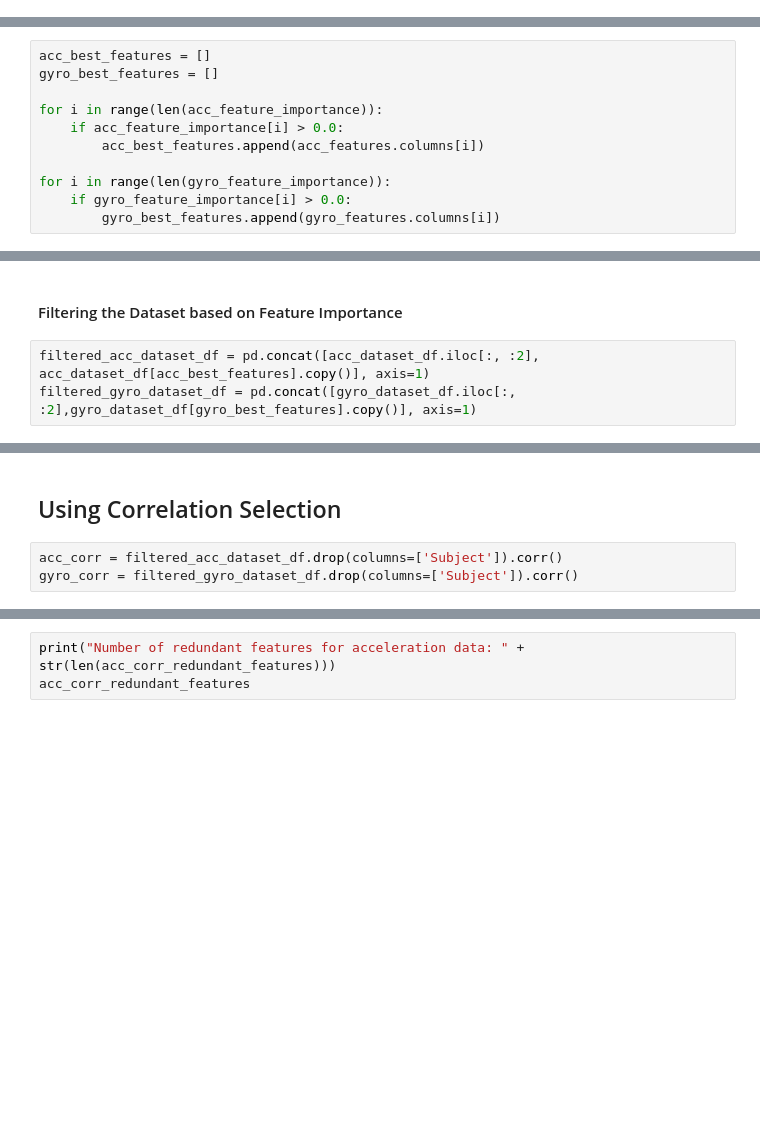
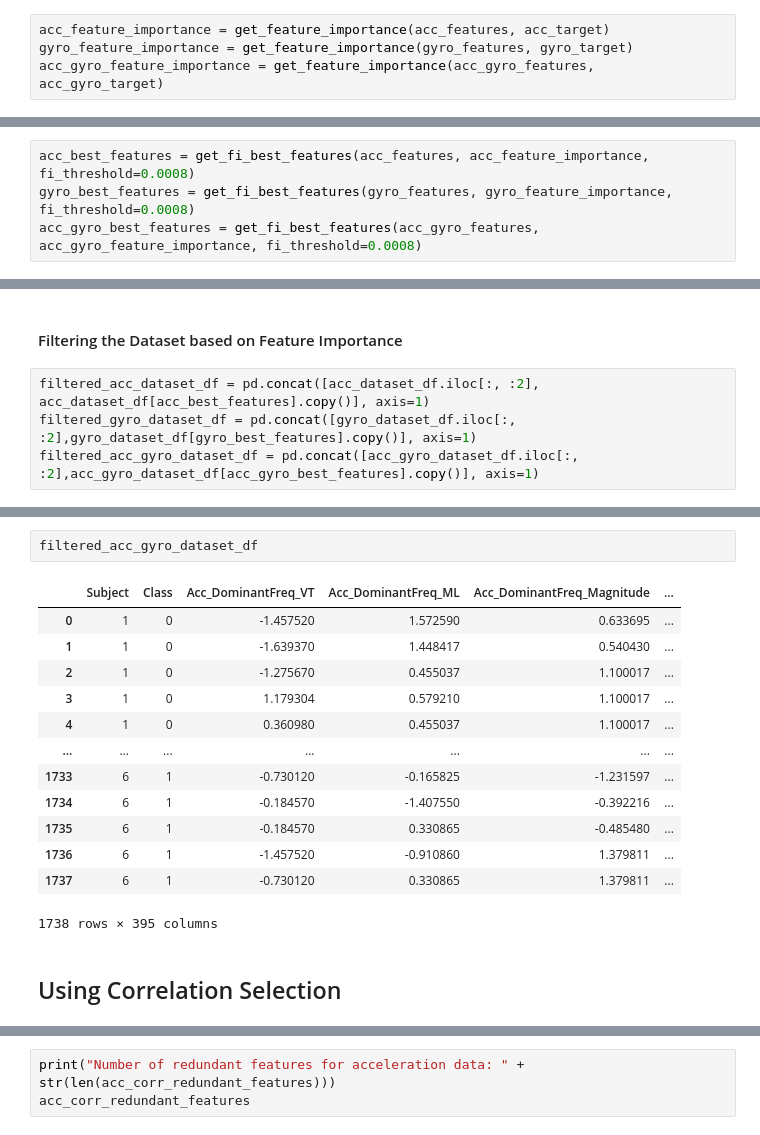
Before and after one commit to Lukas-Jurcaga/tremor-detection-research, a Jupyter notebook: python_scripts/windows/separate/2_feature_selection.ipynb, the cells around one changed output, grey strips where cells are left out. Saved outputs shown, nothing was run; the diff lists cells and outputs as text; blank space fills up the shorter version.

```diff
--- a/python_scripts/windows/separate/2_feature_selection.ipynb
+++ b/python_scripts/windows/separate/2_feature_selection.ipynb
@@ -70,5 +48,9 @@ gyro_feature_importance = gyro_random_forest_model.feature_importances_
 # %% [markdown]
 #### Feature Importance Metric for each Feature
+# %%
+acc_feature_importance = get_feature_importance(acc_features, acc_target)
+gyro_feature_importance = get_feature_importance(gyro_features, gyro_target)
+acc_gyro_feature_importance = get_feature_importance(acc_gyro_features, acc_gyro_target)
 # %%
 acc_feature_importance
 # %% [output]
@@ -112,11 +114,4 @@ array([0.00248847, 0.00174358, 0.0020629 , 0.0020897 , 0.00661387,
 # %%
-acc_best_features = []
-gyro_best_features = []
-
-for i in range(len(acc_feature_importance)):
-    if acc_feature_importance[i] > 0.0:
-        acc_best_features.append(acc_features.columns[i])
-
-for i in range(len(gyro_feature_importance)):
-    if gyro_feature_importance[i] > 0.0:
-        gyro_best_features.append(gyro_features.columns[i])
+acc_best_features = get_fi_best_features(acc_features, acc_feature_importance, fi_threshold=0.0008)
+gyro_best_features = get_fi_best_features(gyro_features, gyro_feature_importance, fi_threshold=0.0008)
+acc_gyro_best_features = get_fi_best_features(acc_gyro_features, acc_gyro_feature_importance, fi_threshold=0.0008)
@@ -125,6 +132,7 @@ for i in range(len(gyro_feature_importance)):
 # %%
 filtered_acc_dataset_df = pd.concat([acc_dataset_df.iloc[:, :2], acc_dataset_df[acc_best_features].copy()], axis=1)
 filtered_gyro_dataset_df = pd.concat([gyro_dataset_df.iloc[:, :2],gyro_dataset_df[gyro_best_features].copy()], axis=1)
+filtered_acc_gyro_dataset_df = pd.concat([acc_gyro_dataset_df.iloc[:, :2],acc_gyro_dataset_df[acc_gyro_best_features].copy()], axis=1)
 # %%
 filtered_acc_dataset_df
 # %% [output]
@@ -160,5 +168,18 @@ filtered_gyro_dataset_df
+# %%
+filtered_acc_gyro_dataset_df
+# %% [output]
+|  | Subject | Class | Acc_DominantFreq_VT | Acc_DominantFreq_ML | Acc_DominantFreq_Magnitude | ... |
+| 0 | 1 | 0 | -1.457520 | 1.572590 | 0.633695 | ... |
+| 1 | 1 | 0 | -1.639370 | 1.448417 | 0.540430 | ... |
+| 2 | 1 | 0 | -1.275670 | 0.455037 | 1.100017 | ... |
+| 3 | 1 | 0 | 1.179304 | 0.579210 | 1.100017 | ... |
+| 4 | 1 | 0 | 0.360980 | 0.455037 | 1.100017 | ... |
+| ... | ... | ... | ... | ... | ... | ... |
+| 1733 | 6 | 1 | -0.730120 | -0.165825 | -1.231597 | ... |
+| 1734 | 6 | 1 | -0.184570 | -1.407550 | -0.392216 | ... |
+| 1735 | 6 | 1 | -0.184570 | 0.330865 | -0.485480 | ... |
+| 1736 | 6 | 1 | -1.457520 | -0.910860 | 1.379811 | ... |
+| 1737 | 6 | 1 | -0.730120 | 0.330865 | 1.379811 | ... |
+1738 rows × 395 columns
 # %% [markdown]
 ## Using Correlation Selection
-# %%
-acc_corr = filtered_acc_dataset_df.drop(columns=['Subject']).corr()
-gyro_corr = filtered_gyro_dataset_df.drop(columns=['Subject']).corr()
```
Also changed, not shown: parts of 38 cells of this notebook, 7 other files.
